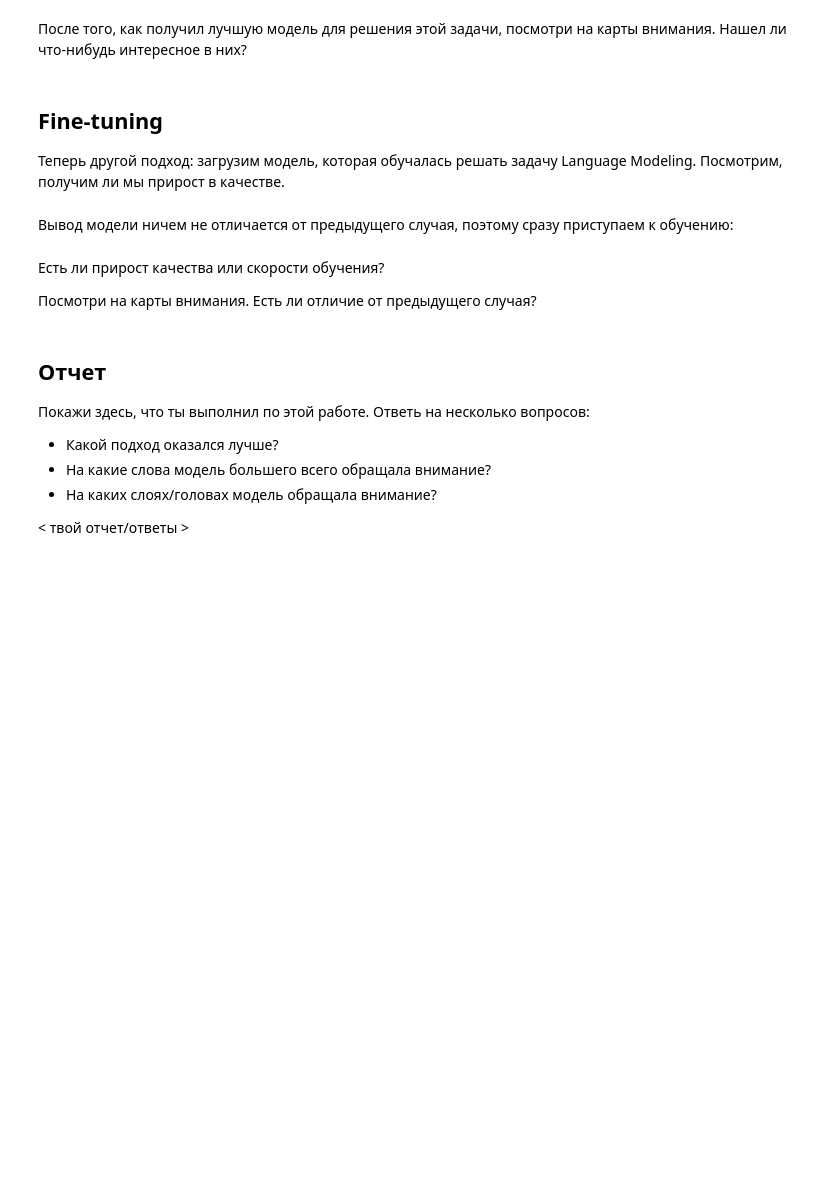
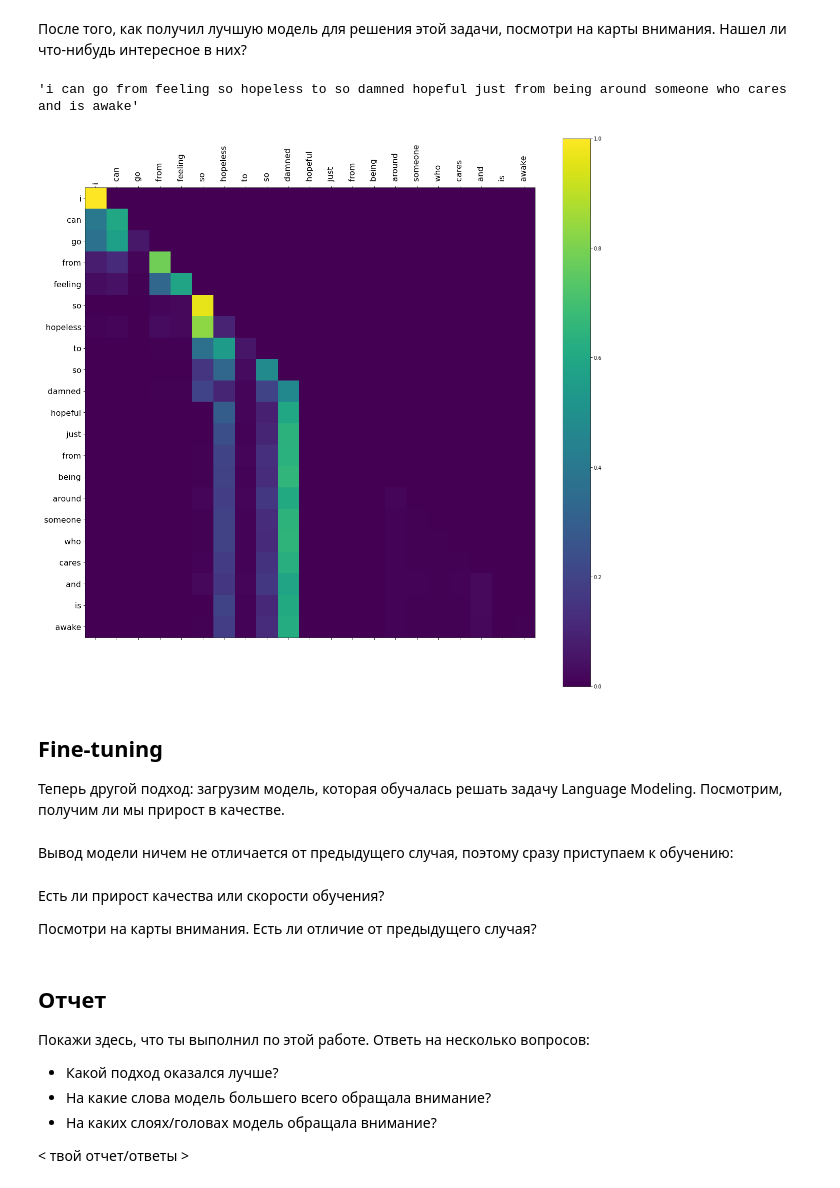
Before and after one commit to Uniholder/DeepLearningSchool, a Jupyter notebook: 2_semester/6_Transformers/[homework_part1]GPT.ipynb, the cells around one changed output. Cells and saved outputs as stored; diff of their text form; code cells hidden in the pictures; blank space fills up the shorter version.

Commit message:
model_0 fitted

```diff
--- a/2_semester/6_Transformers/[homework_part1]GPT.ipynb
+++ b/2_semester/6_Transformers/[homework_part1]GPT.ipynb
@@ -227,7 +249,7 @@ tensor([[ 0.6717, -0.4686,  0.1700,  0.1531, -0.0961, -0.6903, -1.4931,  0.8655]
 from tqdm.notebook import tqdm
 
 
-num_epochs = 1#0
+num_epochs = 5
 
 # Train loop
 for e in range(num_epochs):
@@ -242,15 +264,12 @@ for e in range(num_epochs):
 
         outputs = model_0(input_ids, attention_mask=mask)
         logits = outputs.logits
-        # break
         loss = criterion(logits, target)
         loss.backward()
 
         optimizer.step()
-
         train_loss += loss.item()
 
-    # break
     valid_loss = 0
     valid_acc = 0
     model_0.eval()
@@ -265,23 +284,25 @@ for e in range(num_epochs):
 
             loss = criterion(logits, target)
             valid_loss += loss
-            valid_acc += torch.sum(torch.argmax(logits, dim=1) == target) / len(batch)
+            valid_acc += torch.sum(torch.argmax(logits, dim=1) == target) / len(batch['input_ids'])
 
-    print(f"Train Loss: {train_loss / len(train_loader)}, "
-          f"Valid Loss: {valid_loss / len(valid_loader)}, "
+    print(f"Train Loss: {train_loss / len(train_loader)}",
+          f"Valid Loss: {valid_loss / len(valid_loader)}",
           f"Valid Acc: {valid_acc / len(valid_loader)}")
 
 # Testing
-# test_acc = 0
-# model_0.eval()
-# with torch.no_grad():
-#     for batch in test_loader:
-#         batch = batch.to(device)
-#         tokens, mask, target = batch
+test_acc = 0
+model_0.eval()
+with torch.no_grad():
+    for batch in tqdm(test_loader):
+        input_ids = batch['input_ids'].to(device)
+        mask = batch['mask'].to(device)
+        target = batch['target'].to(device)
 
-#         outputs = model_0(tokens, attention_mask=mask)
-#         logits = outputs.logits
+        outputs = model_0(input_ids, attention_mask=mask)
+        logits = outputs.logits
 
-#         valid_loss += loss
-# print(f"Test Acc: {test_acc / len(test_loader)}")
+        test_acc += torch.sum(torch.argmax(logits, dim=1) == target) / len(batch['input_ids'])
+
+print(f"Test Acc: {test_acc / len(test_loader)}")
 # %% [output]
@@ -323,7 +329,7 @@ def get_attention_matrixes(model, tokenizer, text, device=device):
             attn_layer.append(attn_tensors[i][0, j].cpu().detach().numpy())
         attn.append(np.array(attn_layer))
 
-    return np.array(attn)
+    return np.array(attn), seq
 # %%
 def show_attention(seq, attentions):
     # Set up figure with colorbar
@@ -342,11 +348,16 @@ def show_attention(seq, attentions):
 
     plt.show()
 # %%
-text = ... # Выбери текст из датасета
+text = emotion_dataset['train']['text'][1]
 tokens = tokenizer.tokenize(text)
+text
+# %% [output]
+'i can go from feeling so hopeless to so damned hopeful just from being around someone who cares and is awake'
 # %%
-attns = get_ettention_matrixes(model_0, tokenizer, text)
-show_attention(seq, attn[-1][0])
+attns, seq = get_attention_matrixes(model_0, tokenizer, text)
+show_attention(seq, attns[-1][0])
+# %% [output]
+[figure, added]
 # %% [markdown]
 ## Fine-tuning
 
```
Also changed, not shown: parts of 6 cells of this notebook.
